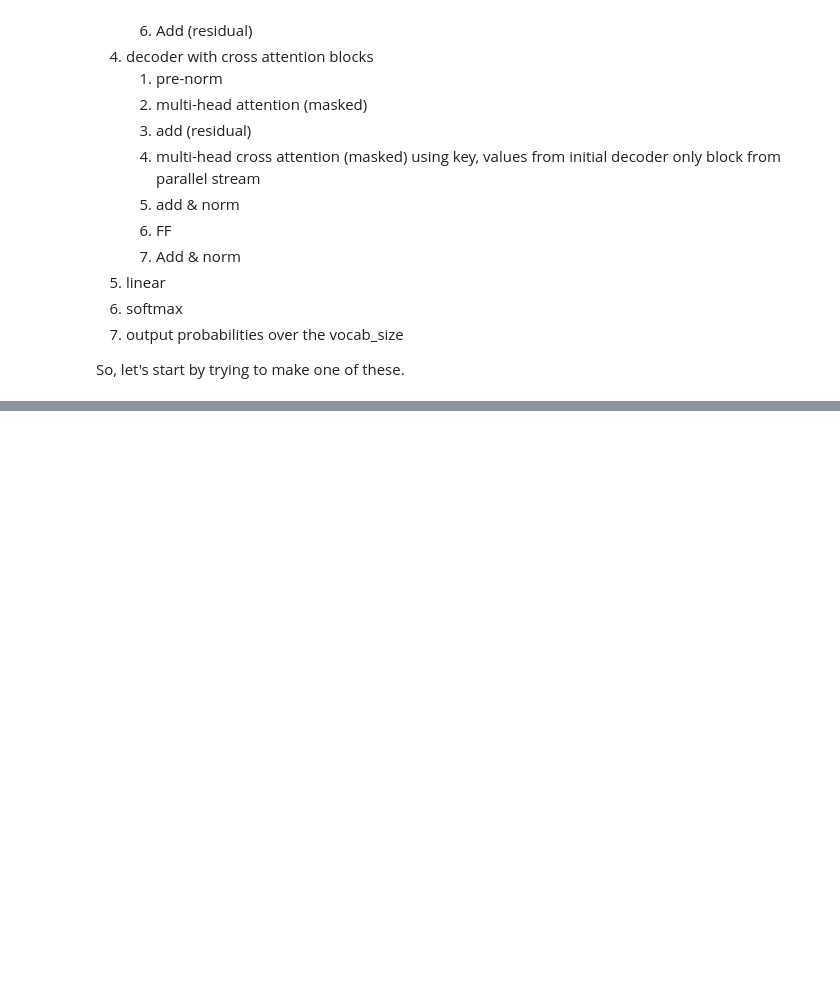
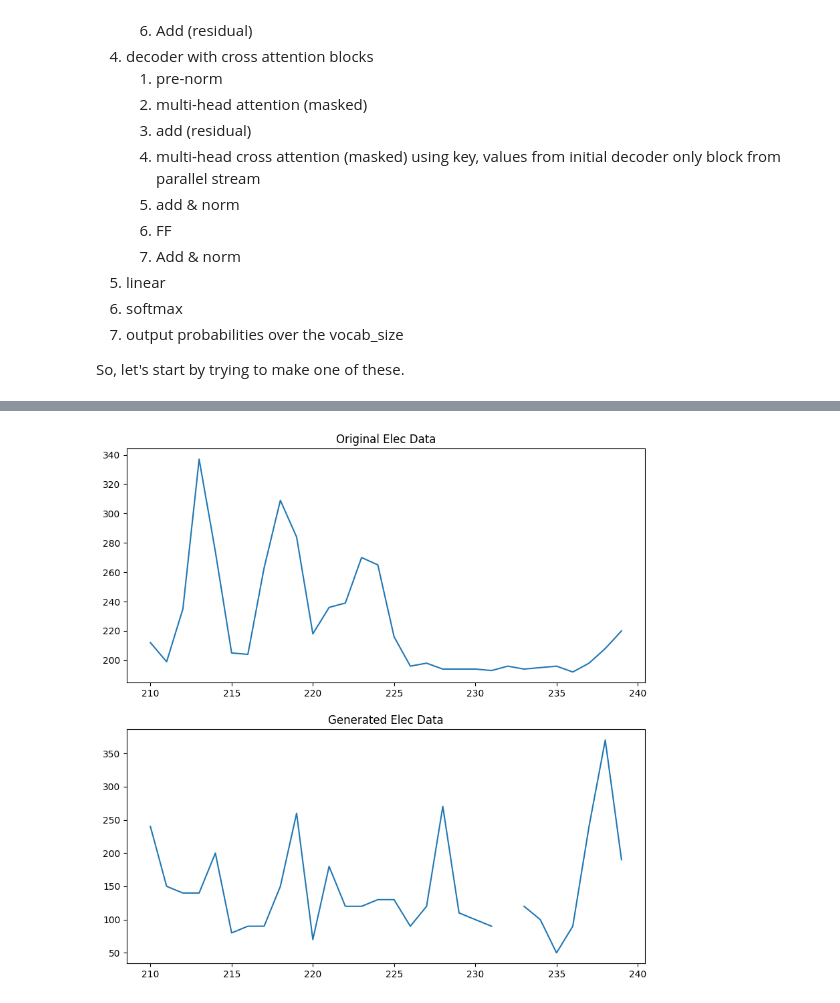
Before and after one commit to eoghanjmckenna/makemore, a Jupyter notebook: notebooks/dual_decoder.ipynb, the cells around one changed output, grey strips where cells are left out. Cells and saved outputs as stored; diff of their text form; code cells hidden in the pictures; blank space fills up the shorter version.

```diff
--- a/notebooks/dual_decoder.ipynb
+++ b/notebooks/dual_decoder.ipynb
@@ -442,0 +484,10 @@ print(decode(m.generate(context, max_new_tokens=500)[0].tolist()))
+# %%
+# let's do the same for electricity
+fig, axs = plt.subplots(2, 1, figsize=(10, 10))
+axs[0].plot(orig_elec[30*7:30*8])
+axs[0].set_title('Original Elec Data')
+axs[1].plot(gen_elec[30*7:30*8])
+axs[1].set_title('Generated Elec Data')
+plt.show()
+# %% [output]
+[figure, added]
```
Also changed, not shown: parts of 10 cells of this notebook.
